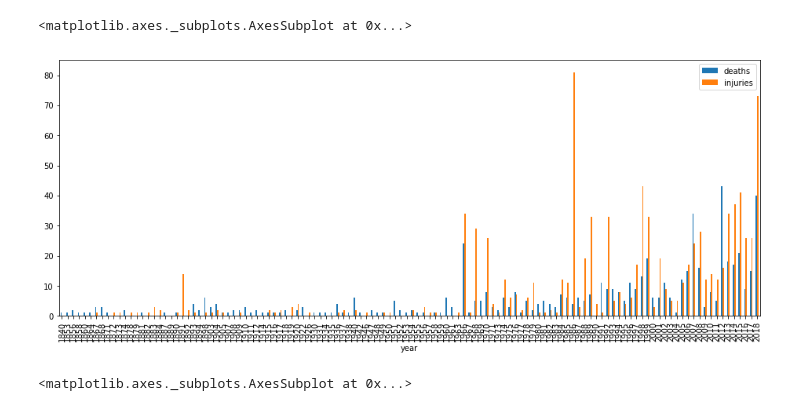
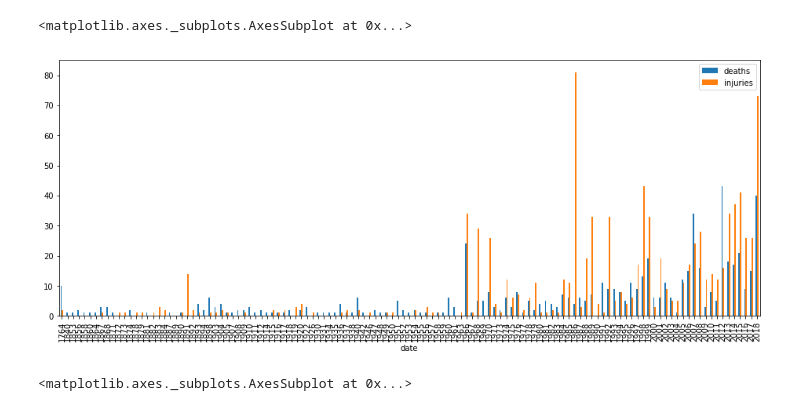
Before and after one commit to brandly/shootings, a Jupyter notebook: shootings.ipynb, the cells around one changed output. Drawn from its saved outputs; the diff is of its cells as text; code cells hidden in the pictures.

Commit message:
output full data to .tsv, groupby in pandas

```diff
--- a/shootings.ipynb
+++ b/shootings.ipynb
@@ -13,0 +14,3 @@ shootings.head()
+# %%
+shootings['date'] = pd.to_datetime(shootings['date'])
+shootings.sort_values('date', ascending=True).tail(1)
@@ -13,0 +20,3 @@ shootings.head()
+# %%
+per_year = shootings.groupby(shootings.date.dt.year)[['deaths', 'injuries']].sum()
+per_year.tail()
@@ -14,6 +31,6 @@ shootings.head()
 # %%
-shootings[1:].plot(kind='bar', x='year', y=['deaths', 'injuries'], figsize=(16, 6))
+per_year.plot(kind='bar', figsize=(16, 6))
 # %% [output]
 <matplotlib.axes._subplots.AxesSubplot at 0x...>
-[figure, old version]
+[figure, new version]
 # %%
```
Also changed, not shown: parts of 4 cells of this notebook, 2 other files.
